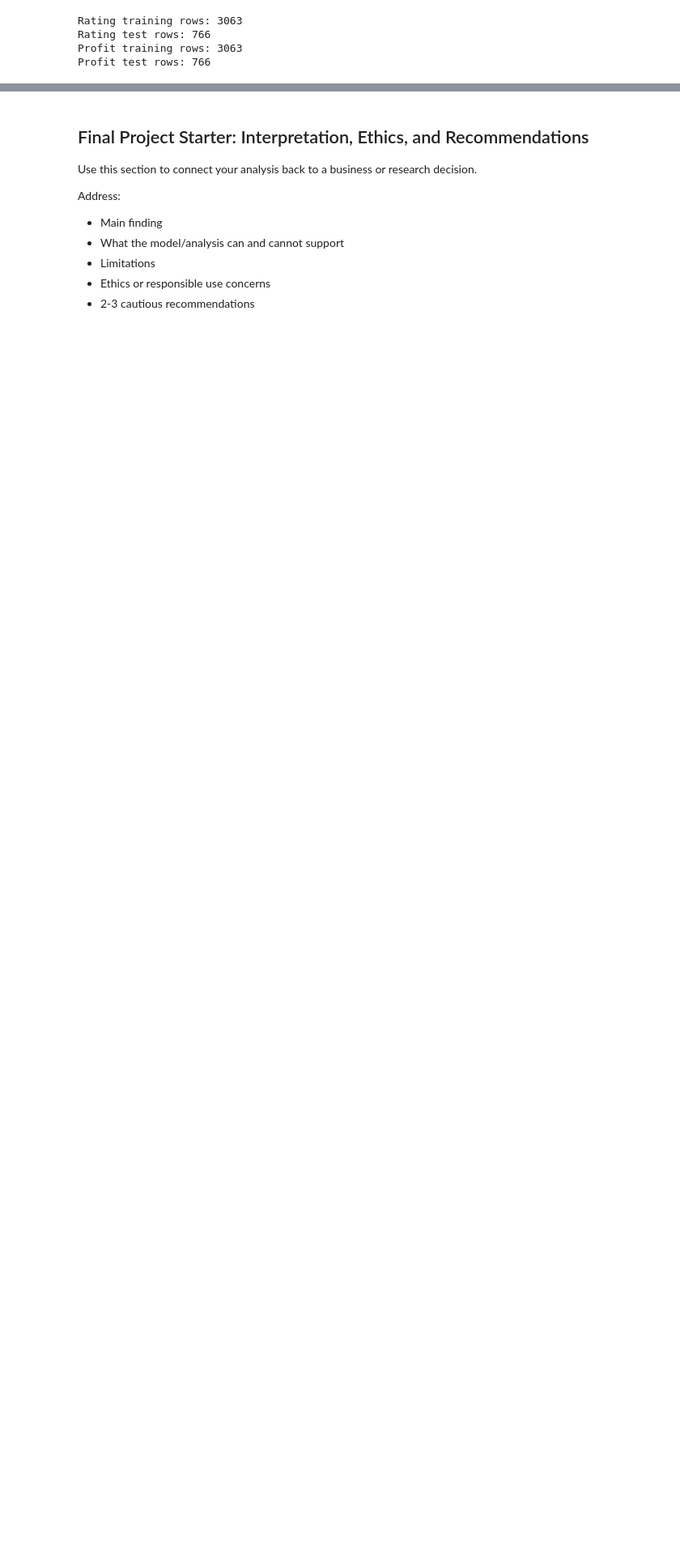
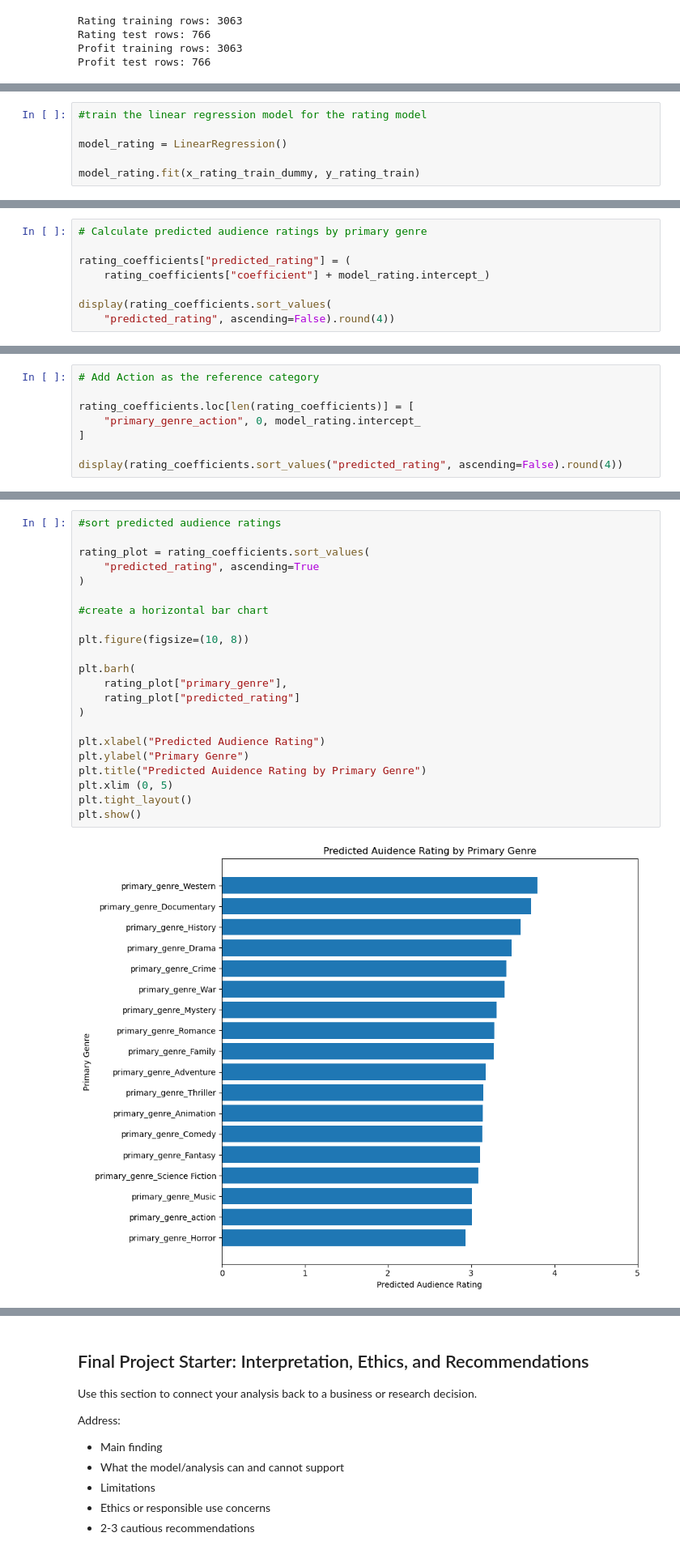
Before and after one commit to mlholg99/ban6003-project-movie-template-Meagan_Holguin, a Jupyter notebook: notebooks/movies_project_starter.ipynb, the cells around one changed output, grey strips where cells are left out. Shown at 81% size. Drawn from its saved outputs; the diff is of its cells as text; blank space fills up the shorter version.

```diff
--- a/notebooks/movies_project_starter.ipynb
+++ b/notebooks/movies_project_starter.ipynb
@@ -827,0 +893,6 @@ Profit test rows: 766
+# %%
+#train the linear regression model for the rating model
+
+model_rating = LinearRegression()
+
+model_rating.fit(x_rating_train_dummy, y_rating_train)
@@ -827,0 +1074,8 @@ Profit test rows: 766
+# %%
+# Calculate predicted audience ratings by primary genre
+
+rating_coefficients["predicted_rating"] = (
+    rating_coefficients["coefficient"] + model_rating.intercept_)
+
+display(rating_coefficients.sort_values(
+    "predicted_rating", ascending=False).round(4))
@@ -827,0 +1131,8 @@ Profit test rows: 766
+# %%
+# Add Action as the reference category
+
+rating_coefficients.loc[len(rating_coefficients)] = [
+    "primary_genre_action", 0, model_rating.intercept_
+]
+
+display(rating_coefficients.sort_values("predicted_rating", ascending=False).round(4))
@@ -827,0 +1186,24 @@ Profit test rows: 766
+# %%
+#sort predicted audience ratings
+
+rating_plot = rating_coefficients.sort_values(
+    "predicted_rating", ascending=True
+)
+
+#create a horizontal bar chart
+
+plt.figure(figsize=(10, 8))
+
+plt.barh(
+    rating_plot["primary_genre"],
+    rating_plot["predicted_rating"]
+)
+
+plt.xlabel("Predicted Audience Rating")
+plt.ylabel("Primary Genre")
+plt.title("Predicted Auidence Rating by Primary Genre")
+plt.xlim (0, 5)
+plt.tight_layout()
+plt.show()
+# %% [output]
+[figure, added]
```
Also changed, not shown: parts of 37 cells of this notebook.
